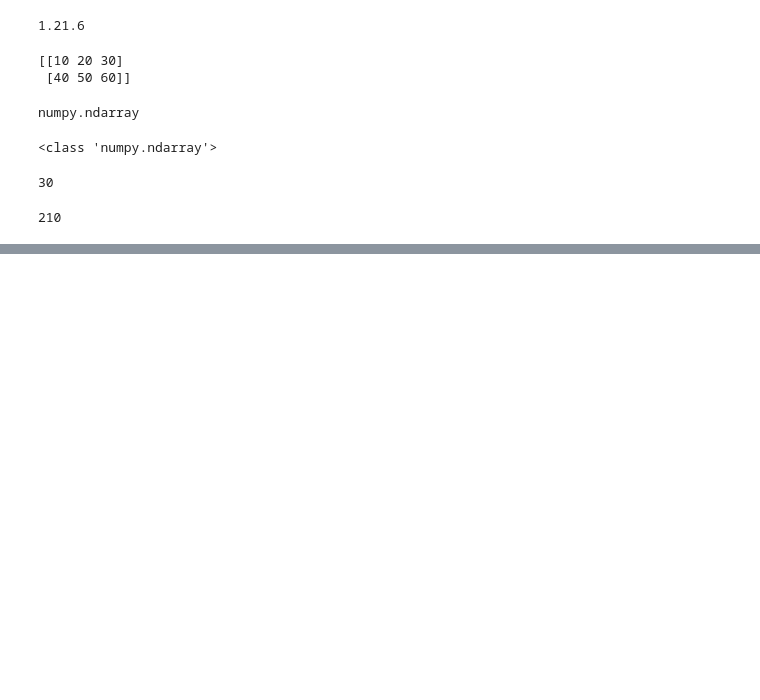
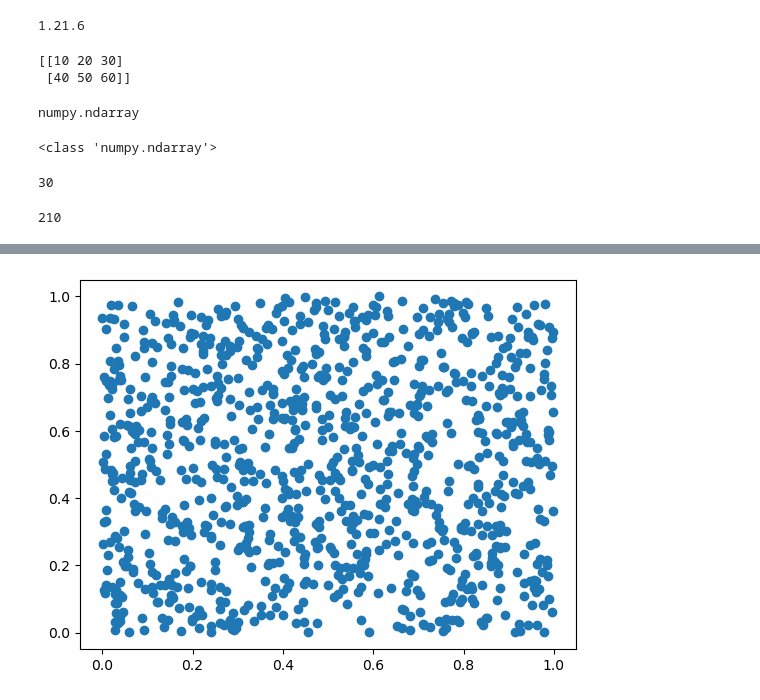
Before and after one commit to sainthm/ML-DL-study, a Jupyter notebook: Introduction_to_deep_learning_by_honestly_coding/Ch2.ipynb, the cells around one changed output, grey strips where cells are left out. Cells and saved outputs as stored; diff of their text form; code cells hidden in the pictures; blank space fills up the shorter version.

```diff
--- a/Introduction_to_deep_learning_by_honestly_coding/Ch2.ipynb
+++ b/Introduction_to_deep_learning_by_honestly_coding/Ch2.ipynb
@@ -36,0 +60,8 @@ np.sum(my_arr)
+# %%
+# 3. 넘파이 배열로 산점도 그리기
+x = np.random.rand(1000)
+y = np.random.rand(1000)
+plt.scatter(x, y)
+plt.show()
+# %% [output]
+[figure, added]
```
Also changed, not shown: parts of 6 cells of this notebook.
